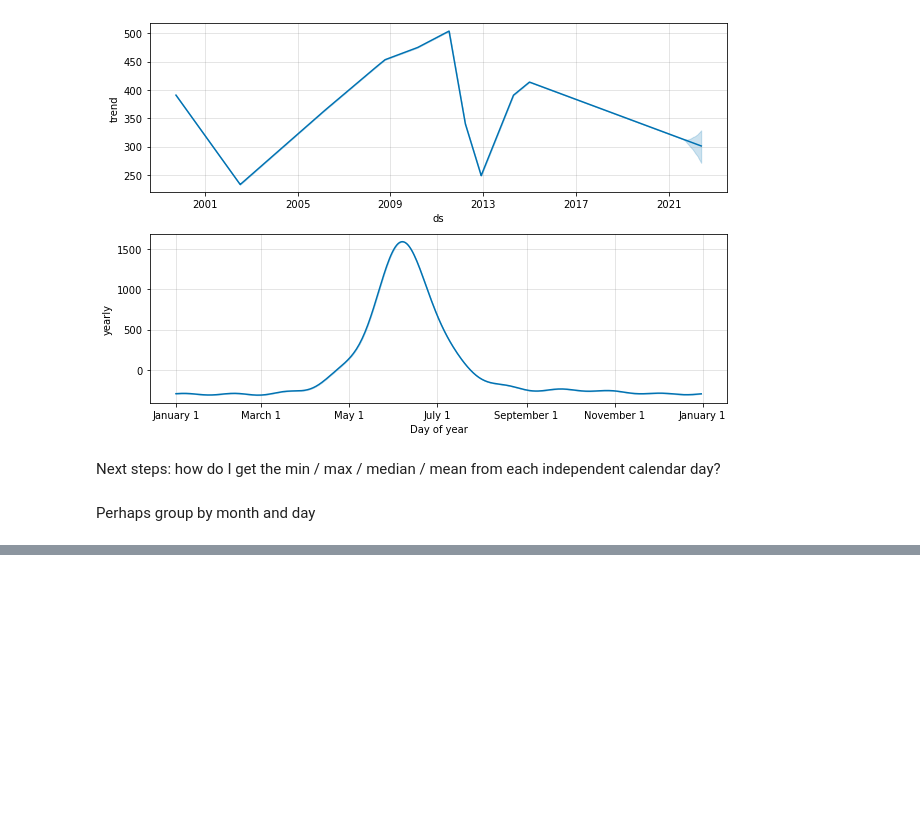
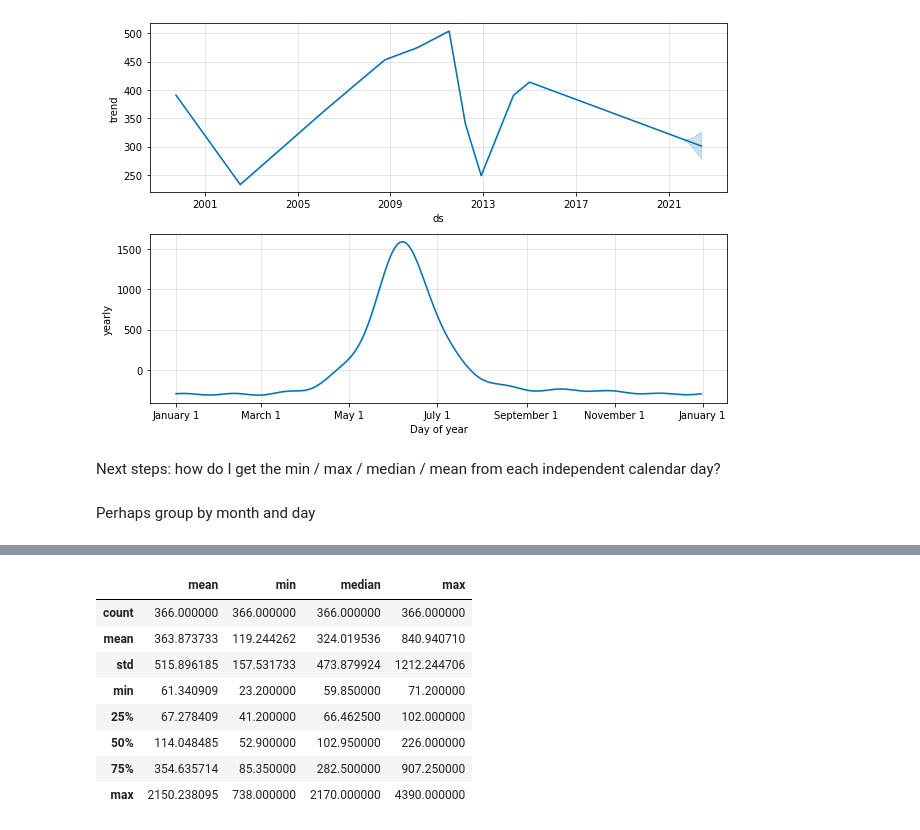
Before and after one commit to sjrekuc/River_Analysis, a Jupyter notebook: gauge_analysis.ipynb, the cells around one changed output, grey strips where cells are left out. Saved outputs shown, nothing was run; the diff lists cells and outputs as text; code cells hidden in the pictures; blank space fills up the shorter version.

```diff
--- a/gauge_analysis.ipynb
+++ b/gauge_analysis.ipynb
@@ -126,0 +164,13 @@ Perhaps group by month and day
+# %%
+# let's check these values
+summary.describe()
+# %% [output]
+|  | mean | min | median | max |
+| count | 366.000000 | 366.000000 | 366.000000 | 366.000000 |
+| mean | 363.873733 | 119.244262 | 324.019536 | 840.940710 |
+| std | 515.896185 | 157.531733 | 473.879924 | 1212.244706 |
+| min | 61.340909 | 23.200000 | 59.850000 | 71.200000 |
+| 25% | 67.278409 | 41.200000 | 66.462500 | 102.000000 |
+| 50% | 114.048485 | 52.900000 | 102.950000 | 226.000000 |
+| 75% | 354.635714 | 85.350000 | 282.500000 | 907.250000 |
+| max | 2150.238095 | 738.000000 | 2170.000000 | 4390.000000 |
```
Also changed, not shown: parts of 9 cells of this notebook, 1 other file.
